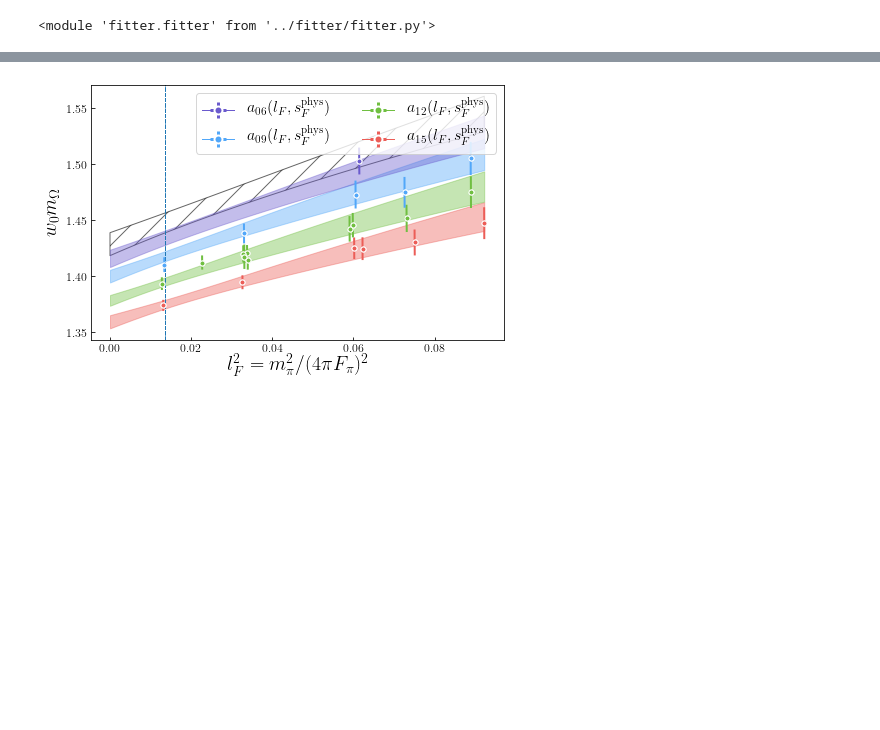
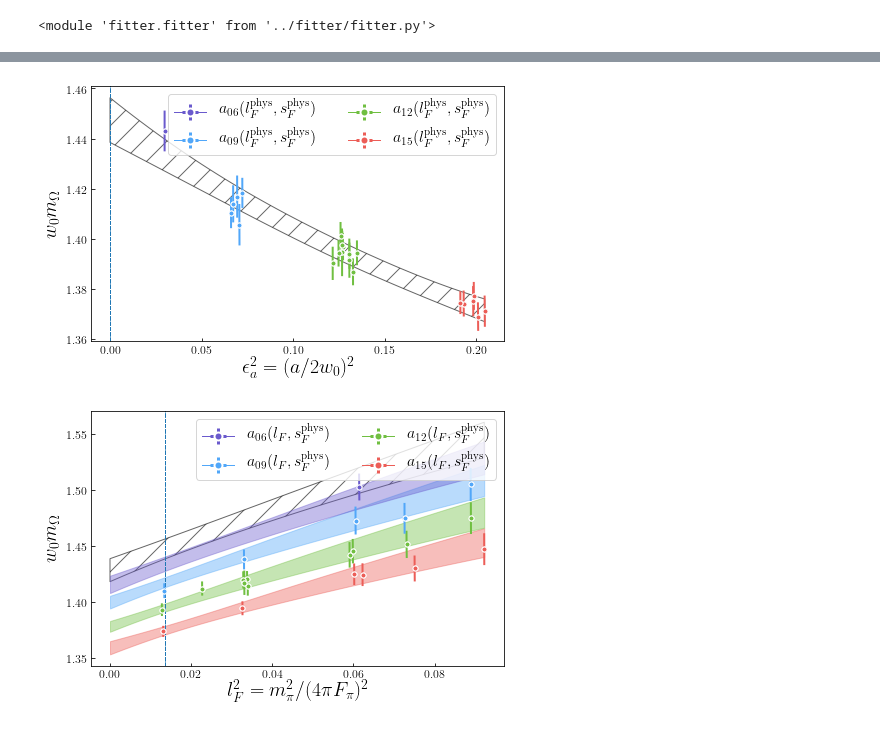
Before and after one commit to callat-qcd/project_scale_setting_mdwf_hisq, a Jupyter notebook: notebooks/fit_model.ipynb, the cells around one changed output, grey strips where cells are left out. Saved outputs shown, nothing was run; the diff lists cells and outputs as text; code cells hidden in the pictures; blank space fills up the shorter version.

```diff
--- a/notebooks/fit_model.ipynb
+++ b/notebooks/fit_model.ipynb
@@ -109,3 +224,7 @@ w0/a15: 1.1452(12)    => a15/fm: 0.14913(97)
+# %%
+fit_manager.plot_fit('a')
+# %% [output]
+[figure, added]
 # %%
 fit_manager.plot_fit('l')
 # %% [output]
```
Also changed, not shown: parts of 11 cells of this notebook, 7 other files.
